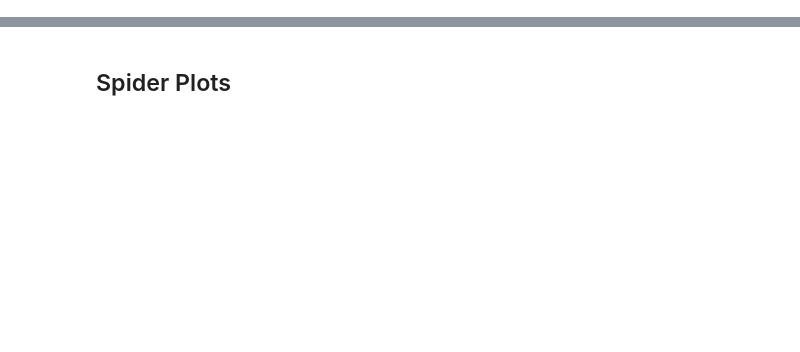
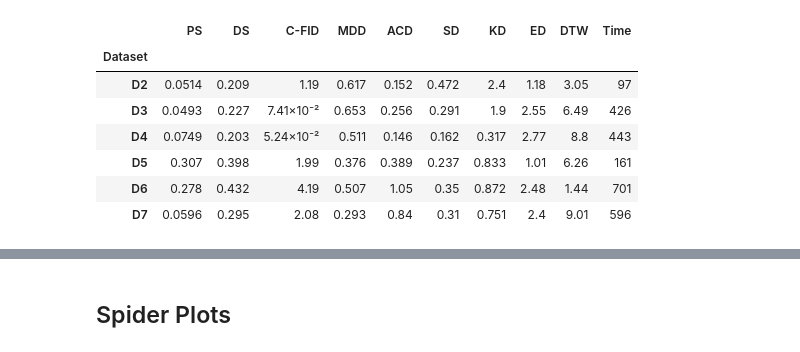
Before and after one commit to istvan-derda/Istvans-TSGBench, a Jupyter notebook: visualizations/visualize_numeric_results.ipynb, the cells around one changed output, grey strips where cells are left out. Cells and saved outputs as stored; diff of their text form; code cells hidden in the pictures; blank space fills up the shorter version.

```diff
--- a/visualizations/visualize_numeric_results.ipynb
+++ b/visualizations/visualize_numeric_results.ipynb
@@ -144,0 +185,16 @@ style_results_table(df_all.swaplevel("Method", "Dataset")\
+# %%
+style_results_table(
+    df_all
+        .drop(index="TTS-GAN", level="Method")
+        .drop(index="JustCopy", level="Method")
+        .groupby(level="Dataset").mean()
+    )
+# %% [output]
+|  | PS | DS | C-FID | MDD | ACD | SD | KD | ED | DTW | Time |
+| Dataset |  |  |  |  |  |  |  |  |  |  |
+| D2 | 0.0514 | 0.209 | 1.19 | 0.617 | 0.152 | 0.472 | 2.4 | 1.18 | 3.05 | 97 |
+| D3 | 0.0493 | 0.227 | 7.41×10⁻² | 0.653 | 0.256 | 0.291 | 1.9 | 2.55 | 6.49 | 426 |
+| D4 | 0.0749 | 0.203 | 5.24×10⁻² | 0.511 | 0.146 | 0.162 | 0.317 | 2.77 | 8.8 | 443 |
+| D5 | 0.307 | 0.398 | 1.99 | 0.376 | 0.389 | 0.237 | 0.833 | 1.01 | 6.26 | 161 |
+| D6 | 0.278 | 0.432 | 4.19 | 0.507 | 1.05 | 0.35 | 0.872 | 2.48 | 1.44 | 701 |
+| D7 | 0.0596 | 0.295 | 2.08 | 0.293 | 0.84 | 0.31 | 0.751 | 2.4 | 9.01 | 596 |
```
Also changed, not shown: parts of 18 cells of this notebook, 6 other files.
